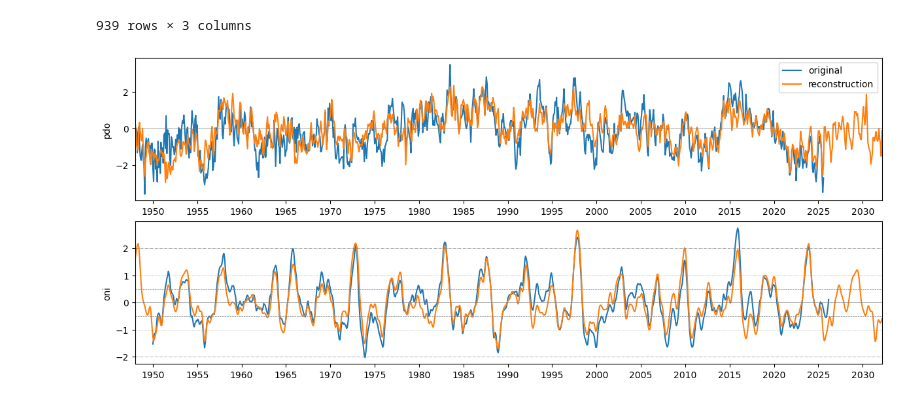
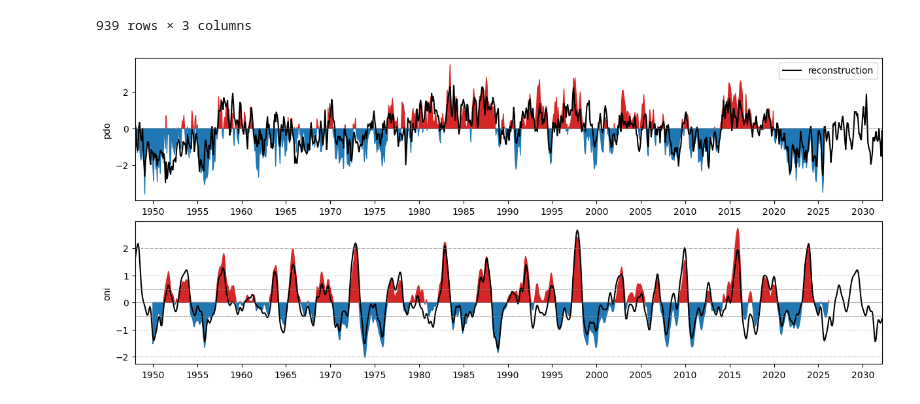
Before and after one commit to romeroqe/spectral-spatial-sst-model, a Jupyter notebook: demo/predictor_reconstruction.ipynb, the cells around one changed output. Saved outputs shown, nothing was run; the diff lists cells and outputs as text; code cells hidden in the pictures.

Commit message:
predictor_reconstruction demo

```diff
--- a/demo/predictor_reconstruction.ipynb
+++ b/demo/predictor_reconstruction.ipynb
@@ -179,35 +179,37 @@ df_ext = pd.concat([df_ext, df_future], ignore_index=True)
 for name, _ in indices.items():
     ds_modes = predictors_modes[name]
 
     t = np.arange(df_ext.time.shape[0])
     ref = ds_modes.attrs["time_reference"].replace("t0 =", "").strip()
     ref = np.datetime64(ref, "M")
     time0 = df_ext.time.values[0].astype("datetime64[M]")
     t0 = (ref - time0).astype(int)
 
     df_ext[f"{name}_recon"] = predictor_in_pixel([], [], ds_modes, t, t0=t0)
 
 fig = plt.figure(figsize=(12, 5), constrained_layout=True)
 
 ax = fig.add_subplot(2, 1, 1)
-ax.plot(df_ext.time, df_ext.pdo, label="original")
-ax.plot(df_ext.time, df_ext.pdo_recon, label=f"reconstruction")
+ax.fill_between(df_ext.time, 0, df_ext.pdo, where=(df_ext.pdo >= 0), interpolate=True, color="tab:red")
+ax.fill_between(df_ext.time, 0, df_ext.pdo, where=(df_ext.pdo < 0), interpolate=True, color="tab:blue")
+ax.plot(df_ext.time, df_ext.pdo_recon, c="k", label=f"reconstruction")
 ax.set_xlim(df_ext.time.values[0], df_ext.time.values[-1])
 ax.xaxis.set_major_locator(mpl.dates.YearLocator(5))
 ax.axhline(y=0, color='grey', lw=0.5)
 ax.set_ylabel("pdo")
 ax.legend()
 
 ax = fig.add_subplot(2, 1, 2)
-ax.plot(df_ext.time, df_ext.oni)
-ax.plot(df_ext.time, df_ext.oni_recon)
+ax.fill_between(df_ext.time, 0, df_ext.oni, where=(df_ext.oni >= 0), interpolate=True, color="tab:red")
+ax.fill_between(df_ext.time, 0, df_ext.oni, where=(df_ext.oni < 0), interpolate=True, color="tab:blue")
+ax.plot(df_ext.time, df_ext.oni_recon, c="k")
 ax.set_xlim(df_ext.time.values[0], df_ext.time.values[-1])
 ax.xaxis.set_major_locator(mpl.dates.YearLocator(5))
 for y, ls in zip([-0.5, 0.5, -1, 1, -2, 2], ["--", "--", ":", ":", "-.", "-."]):
     ax.axhline(y=y, ls=ls, color='grey', lw=0.5)
 ax.axhline(y=0, color='grey', lw=0.5)
 ax.set_ylabel("oni")
 
 plt.show()
 # %% [output]
-[figure, old version]
+[figure, new version]
```
